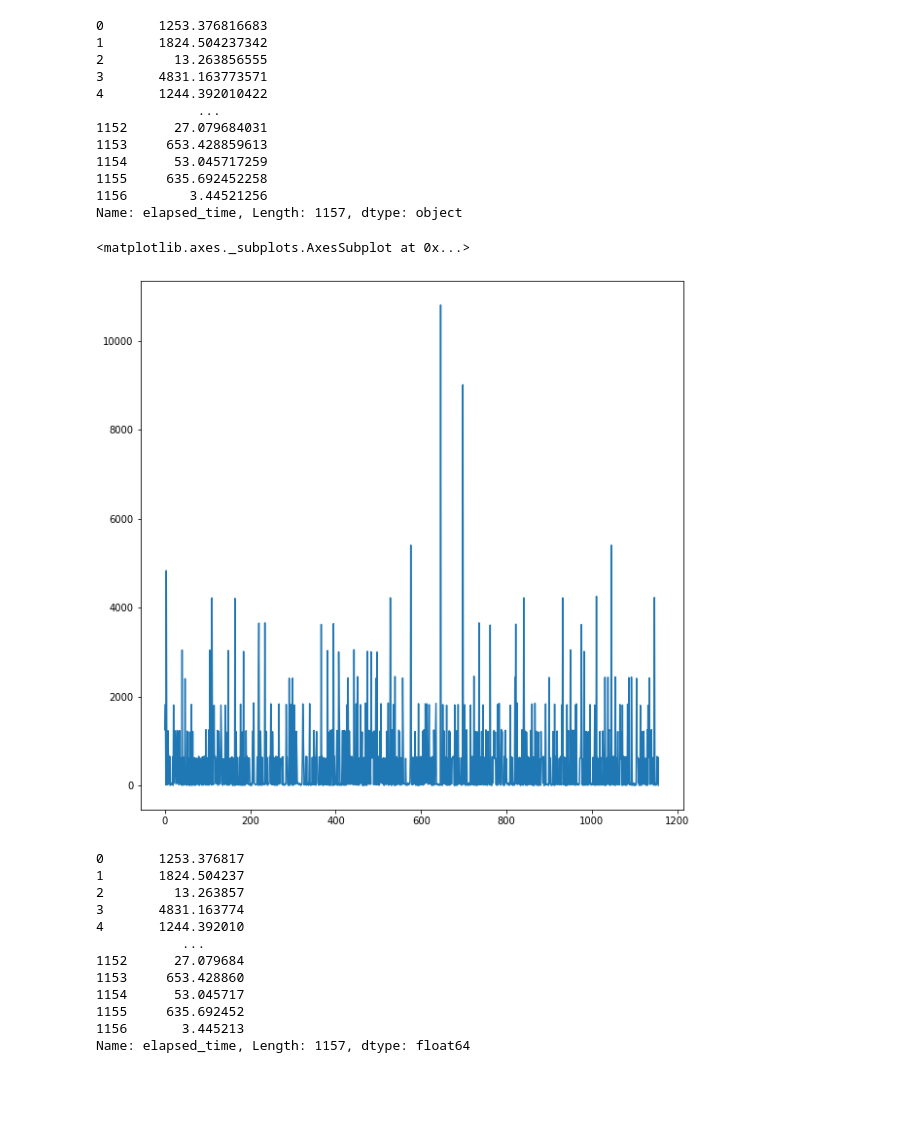
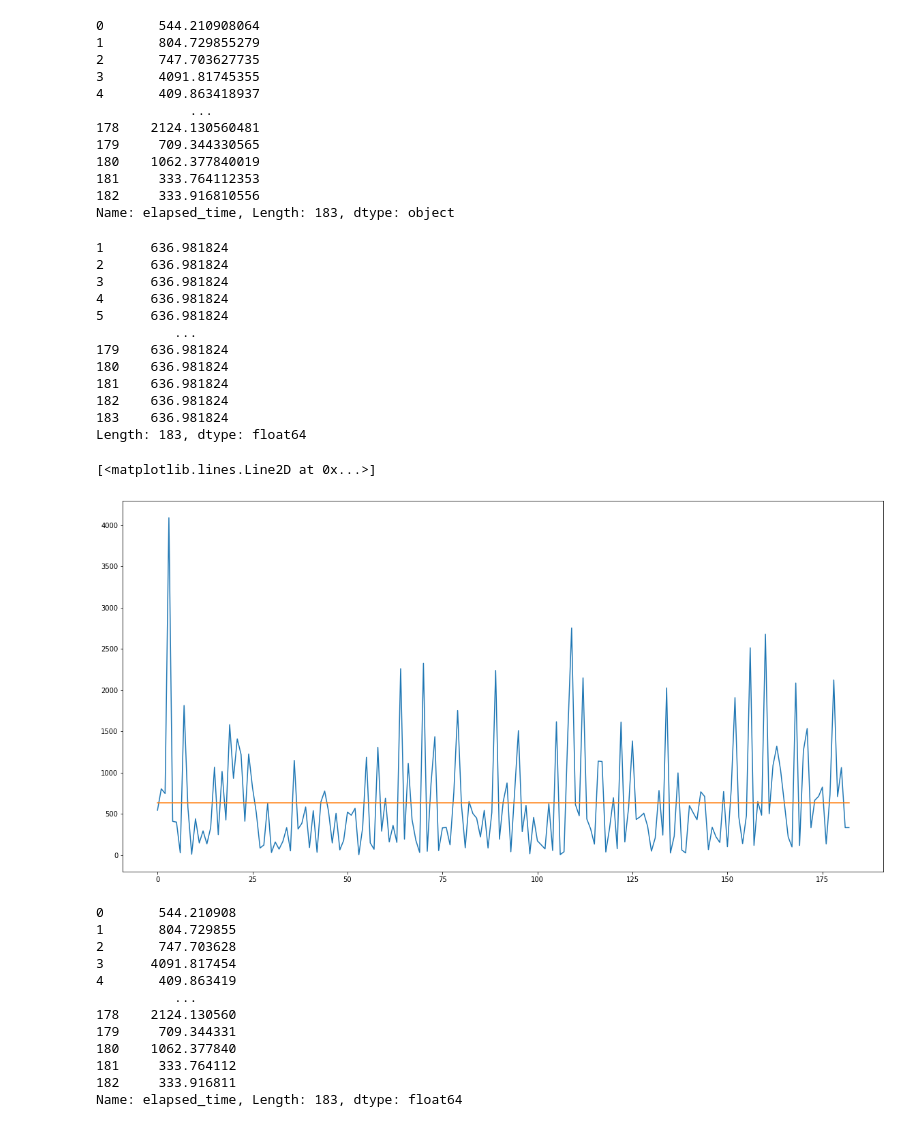
Before and after one commit to HyoungsungKim/Studying-ethereum, a Jupyter notebook: study-in-geth/time_conversion.ipynb, the cells around one changed output. Cells and saved outputs as stored; diff of their text form; code cells hidden in the pictures; blank space fills up the shorter version.

```diff
--- a/study-in-geth/time_conversion.ipynb
+++ b/study-in-geth/time_conversion.ipynb
@@ -3,7 +3,7 @@ from datetime import datetime as dt
 import pandas as pd
 import matplotlib.pyplot as plt
 # %%
-filename = r'./elapseTime.csv'
+filename = r'./elapseTime2.csv'
 df = pd.read_csv(filename)
 df
 # %% [output]
@@ -48,5 +48,5 @@ for idx, elapsed_time in enumerate(df.elapsed_time):
     # print("second : ", float(second))
     # print("ms : ", float(ms))
 
-    df.elapsed_time[idx] = str(float(hour) * 3600 + float(minute) * 600 + float(second) + float(ms) / 100)
+    df.elapsed_time[idx] = str(float(hour) * 3600 + float(minute) * 60 + float(second) + float(ms) / 100)
 # %% [output]
@@ -90,15 +90,33 @@ y = df['elapsed_time']
 frame = pd.Series(y, index=list(x - 1))
 frame
 # %% [output]
-0       1253.376816683
-1       1824.504237342
-2         13.263856555
-3       4831.163773571
-4       1244.392010422
-             ...
-1152      27.079684031
-1153     653.428859613
-1154      53.045717259
-1155     635.692452258
-1156        3.44521256
-Name: elapsed_time, Length: 1157, dtype: object
+0       544.210908064
+1       804.729855279
+2       747.703627735
+3       4091.81745355
+4       409.863418937
+            ...
+178    2124.130560481
+179     709.344330565
+180    1062.377840019
+181     333.764112353
+182     333.916810556
+Name: elapsed_time, Length: 183, dtype: object
+# %%
+arr = df['elapsed_time'].astype(float)
+arr.mean()
+mean = pd.Series(arr.mean(), index=list(x))
+mean
+# %% [output]
+1      636.981824
+2      636.981824
+3      636.981824
+4      636.981824
+5      636.981824
+          ...
+179    636.981824
+180    636.981824
+181    636.981824
+182    636.981824
+183    636.981824
+Length: 183, dtype: float64
@@ -105,27 +125,31 @@ Name: elapsed_time, Length: 1157, dtype: object
 # %%
 frame = frame.astype(float)
-frame.plot(figsize=(10,10))
+fig = plt.figure()
+ax1 = fig.add_subplot(111)
+ax1.plot(frame)
+ax1.plot(x-1, mean)
+#frame.plot(figsize=(10,10))
 # %% [output]
-<matplotlib.axes._subplots.AxesSubplot at 0x...>
+[<matplotlib.lines.Line2D at 0x...>]
-[figure, old version]
+[figure, new version]
 # %%
 import numpy as np
 log_frame = np.log(frame)
 # %%
 frame
 # %% [output]
-0       1253.376817
-1       1824.504237
-2         13.263857
-3       4831.163774
-4       1244.392010
-           ...
-1152      27.079684
-1153     653.428860
-1154      53.045717
-1155     635.692452
-1156       3.445213
-Name: elapsed_time, Length: 1157, dtype: float64
+0       544.210908
+1       804.729855
+2       747.703628
+3      4091.817454
+4       409.863419
+          ...
+178    2124.130560
+179     709.344331
+180    1062.377840
+181     333.764112
+182     333.916811
+Name: elapsed_time, Length: 183, dtype: float64
 # %%
 log_frame
 # %% [output]
```
Also changed, not shown: parts of 9 cells of this notebook.
